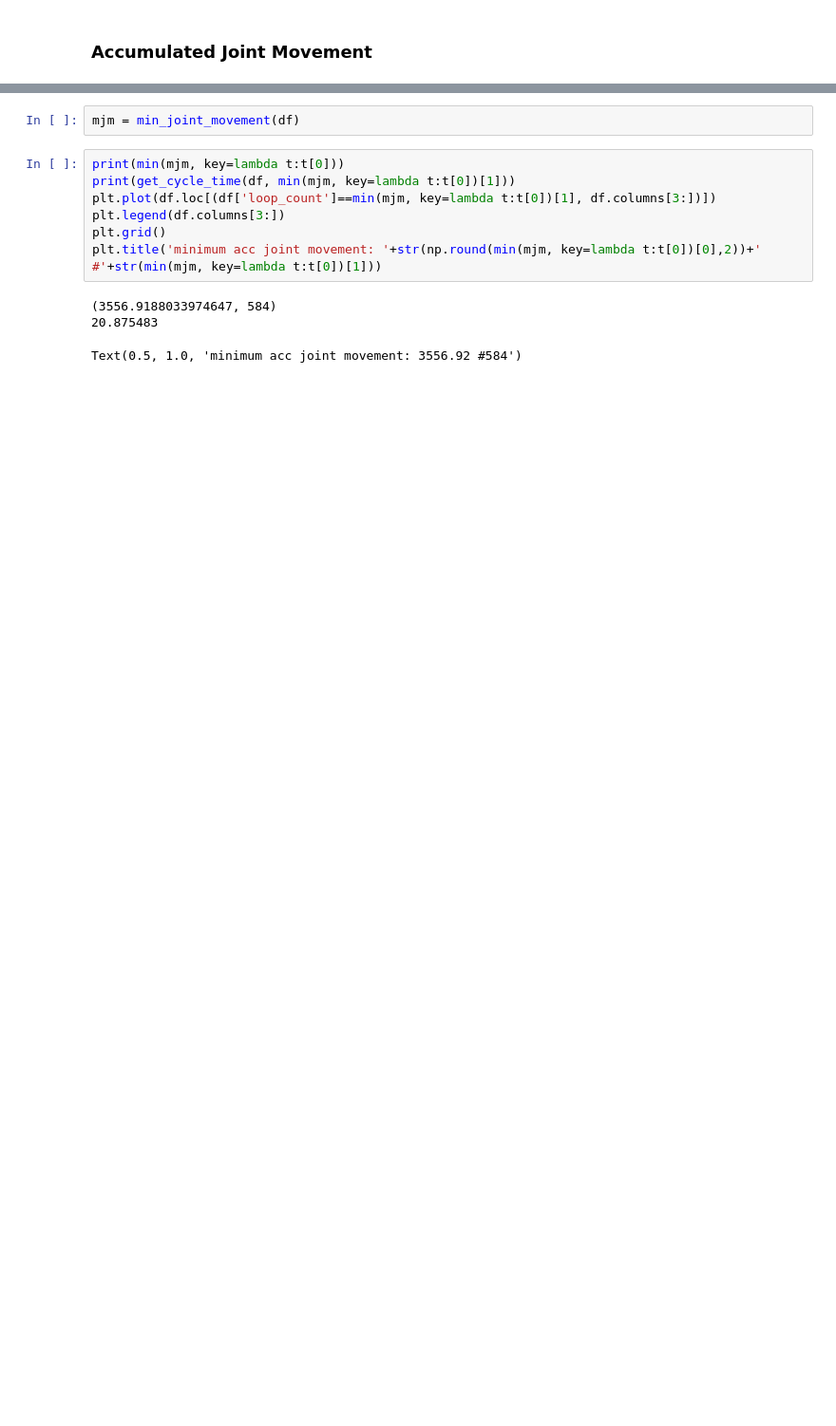
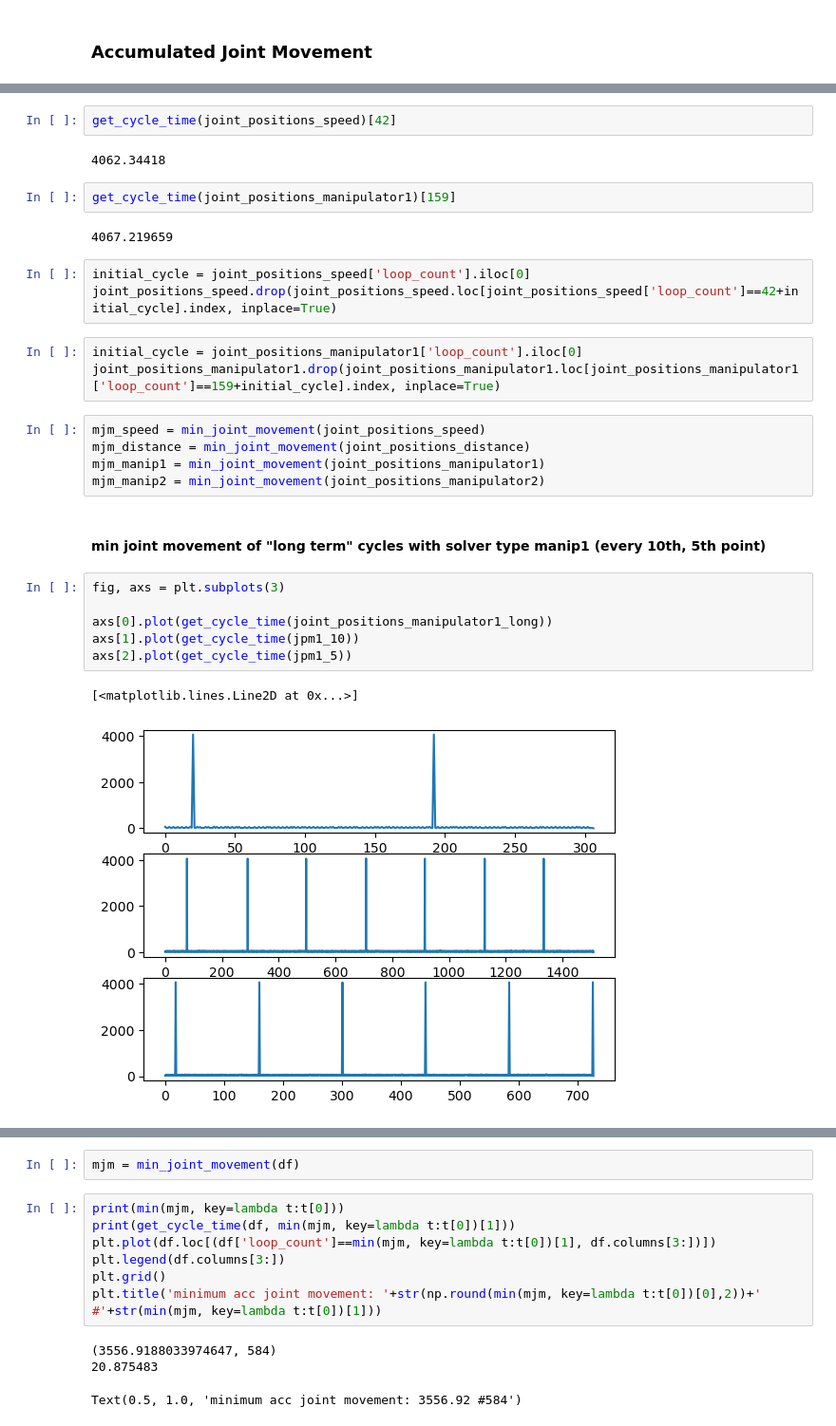
Before and after one commit to MrDarrenBrownie/iiwa_stack, a Jupyter notebook: iiwa_tesla/iiwa_tesla_data/joint_pos_vel_data.ipynb, the cells around one changed output, grey strips where cells are left out. Shown: that part at 95% size. Saved outputs shown, nothing was run; the diff lists cells and outputs as text; blank space fills up the shorter version.

```diff
--- a/iiwa_tesla/iiwa_tesla_data/joint_pos_vel_data.ipynb
+++ b/iiwa_tesla/iiwa_tesla_data/joint_pos_vel_data.ipynb
@@ -268,0 +331,30 @@ joint_positions['mtc_final'] = get_final_joint_position(jpm1_10, min(mtc, key=la
+# %%
+get_cycle_time(joint_positions_speed)[42]
+# %% [output]
+4062.34418
+# %%
+get_cycle_time(joint_positions_manipulator1)[159]
+# %% [output]
+4067.219659
+# %%
+initial_cycle = joint_positions_speed['loop_count'].iloc[0]
+joint_positions_speed.drop(joint_positions_speed.loc[joint_positions_speed['loop_count']==42+initial_cycle].index, inplace=True)
+# %%
+initial_cycle = joint_positions_manipulator1['loop_count'].iloc[0]
+joint_positions_manipulator1.drop(joint_positions_manipulator1.loc[joint_positions_manipulator1['loop_count']==159+initial_cycle].index, inplace=True)
+# %%
+mjm_speed = min_joint_movement(joint_positions_speed)
+mjm_distance = min_joint_movement(joint_positions_distance)
+mjm_manip1 = min_joint_movement(joint_positions_manipulator1)
+mjm_manip2 = min_joint_movement(joint_positions_manipulator2)
+# %% [markdown]
+#### min joint movement of "long term" cycles with solver type manip1 (every 10th, 5th point)
+# %%
+fig, axs = plt.subplots(3)
+
+axs[0].plot(get_cycle_time(joint_positions_manipulator1_long))
+axs[1].plot(get_cycle_time(jpm1_10))
+axs[2].plot(get_cycle_time(jpm1_5))
+# %% [output]
+[<matplotlib.lines.Line2D at 0x...>]
+[figure, added]
```
Also changed, not shown: parts of 27 cells of this notebook, 14 other files.
